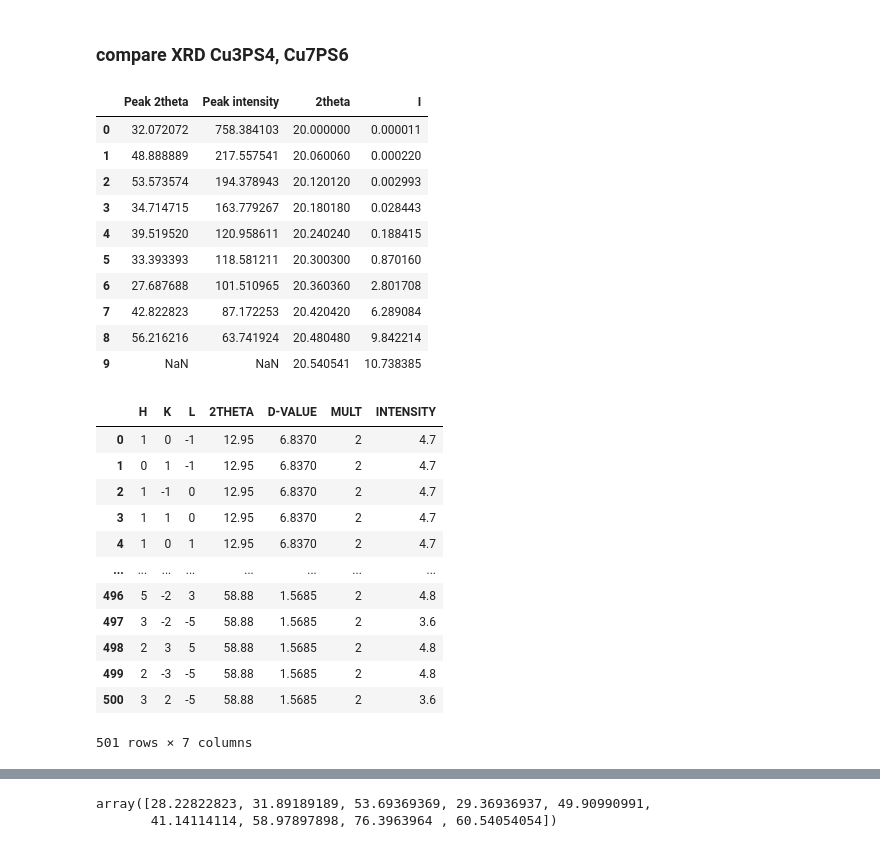
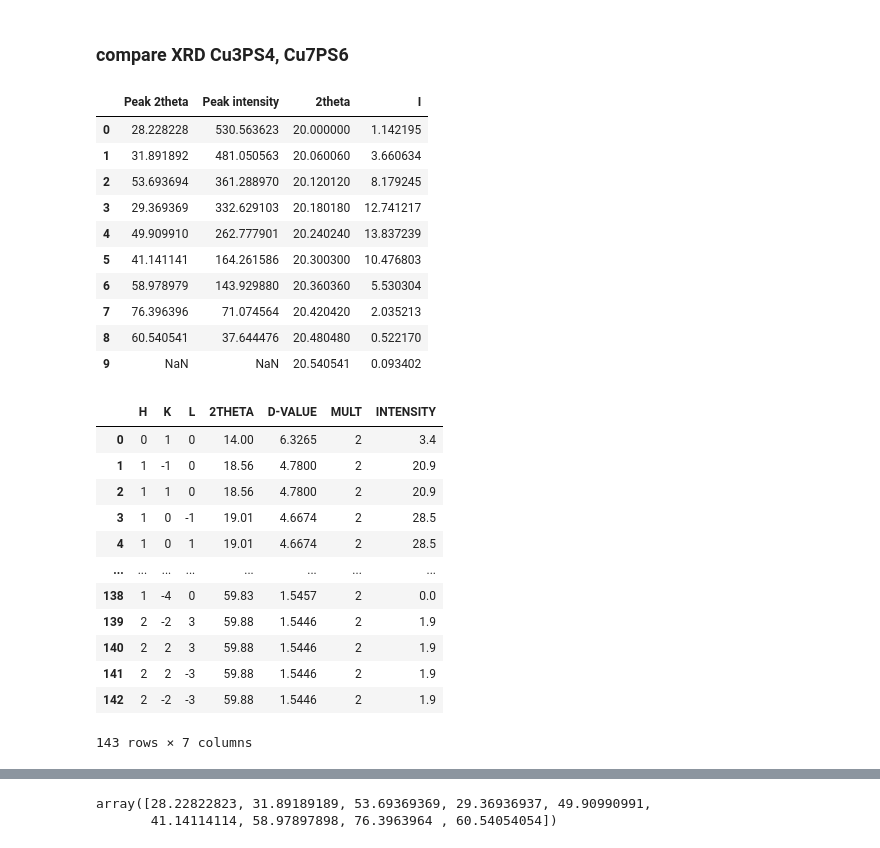
Before and after one commit to DTU-Nanolab-materials-discovery/intern-data-handling-and-fitting, a Jupyter notebook: single_plots.ipynb, the cells around one changed output, grey strips where cells are left out. Drawn from its saved outputs; the diff is of its cells as text; code cells hidden in the pictures.

```diff
--- a/single_plots.ipynb
+++ b/single_plots.ipynb
@@ -10,49 +10,54 @@ import pickle
 # %% [markdown]
 ### compare XRD Cu3PS4, Cu7PS6
 # %%
-folder = r"Z:\P110143-phosphosulfides-Andrea\Data\Analysis\guidal\XRD\Cu7PS6"
-material= 'Cu7PS6'
+folder = r"Z:\P110143-phosphosulfides-Andrea\Data\Analysis\guidal\XRD\Cu3PS4"
+material= 'Cu3PS4'
 
-dat16_fr= pd.read_csv(os.path.join(folder, 'mittma_0016_clean_FR_tl.txt'), sep='\t', header=None, names=["2theta", "intensity"])
-dat16_br= pd.read_csv(os.path.join(folder, 'mittma_0016_clean_BR_tl.txt'), sep='\t', header=None, names=["2theta", "intensity"])
-dat20= pd.read_csv(os.path.join(folder, 'mittma_0020_clean_FR_bl.txt'), sep='\t', header=None, names=["2theta", "intensity"])
+# dat16_fr= pd.read_csv(os.path.join(folder, 'mittma_0016_clean_FR_tl.txt'), sep='\t', header=None, names=["2theta", "intensity"])
+# dat16_br= pd.read_csv(os.path.join(folder, 'mittma_0016_clean_BR_tl.txt'), sep='\t', header=None, names=["2theta", "intensity"])
+# dat20= pd.read_csv(os.path.join(folder, 'mittma_0020_clean_FR_bl.txt'), sep='\t', header=None, names=["2theta", "intensity"])
+dat11= pd.read_csv(os.path.join(folder, 'mittma_0011_clean_BR_center.txt'), sep='\t', header=None, names=["2theta", "intensity"])
+dat12= pd.read_csv(os.path.join(folder, 'mittma_0012_clean_BL_center.txt'), sep='\t', header=None, names=["2theta", "intensity"])
+dat15= pd.read_csv(os.path.join(folder, 'mittma_0015_clean_FR_center.txt'), sep='\t', header=None, names=["2theta", "intensity"])
 
-labels= ['S-Cracker Off', 'S-Cracker On', 'S-Cracker On, P-rich']
+# labels= ['S-Cracker Off', 'S-Cracker On', 'S-Cracker On, P-rich']
+labels= ['RT', '400C', '500C']
+dat= [dat11, dat12, dat15]
 
 ref_path = r"Z:\P110143-phosphosulfides-Andrea\Data\Analysis\guidal\XRD\ref_database\reflections"
 
 with open(os.path.join(ref_path, "reflections.pkl"), 'rb') as f:
     ref_peaks_df = pickle.load(f)
 
 display(ref_peaks_df[f'{material}'].head(10))
 
-indeces_table= pd.read_csv(os.path.join(folder, "powderpattern_table_collCode#628639.csv"), sep='\t')
+indeces_table= pd.read_csv(os.path.join(folder, "powderpattern_table_collCode#656975.csv"), sep='\t')
 display(indeces_table)
 # %% [output]
 |  | Peak 2theta | Peak intensity | 2theta | I |
-| 0 | 32.072072 | 758.384103 | 20.000000 | 0.000011 |
-| 1 | 48.888889 | 217.557541 | 20.060060 | 0.000220 |
-| 2 | 53.573574 | 194.378943 | 20.120120 | 0.002993 |
-| 3 | 34.714715 | 163.779267 | 20.180180 | 0.028443 |
-| 4 | 39.519520 | 120.958611 | 20.240240 | 0.188415 |
-| 5 | 33.393393 | 118.581211 | 20.300300 | 0.870160 |
-| 6 | 27.687688 | 101.510965 | 20.360360 | 2.801708 |
-| 7 | 42.822823 | 87.172253 | 20.420420 | 6.289084 |
-| 8 | 56.216216 | 63.741924 | 20.480480 | 9.842214 |
-| 9 | NaN | NaN | 20.540541 | 10.738385 |
+| 0 | 28.228228 | 530.563623 | 20.000000 | 1.142195 |
+| 1 | 31.891892 | 481.050563 | 20.060060 | 3.660634 |
+| 2 | 53.693694 | 361.288970 | 20.120120 | 8.179245 |
+| 3 | 29.369369 | 332.629103 | 20.180180 | 12.741217 |
+| 4 | 49.909910 | 262.777901 | 20.240240 | 13.837239 |
+| 5 | 41.141141 | 164.261586 | 20.300300 | 10.476803 |
+| 6 | 58.978979 | 143.929880 | 20.360360 | 5.530304 |
+| 7 | 76.396396 | 71.074564 | 20.420420 | 2.035213 |
+| 8 | 60.540541 | 37.644476 | 20.480480 | 0.522170 |
+| 9 | NaN | NaN | 20.540541 | 0.093402 |
 |  | H | K | L | 2THETA | D-VALUE | MULT | INTENSITY |
-| 0 | 1 | 0 | -1 | 12.95 | 6.8370 | 2 | 4.7 |
-| 1 | 0 | 1 | -1 | 12.95 | 6.8370 | 2 | 4.7 |
-| 2 | 1 | -1 | 0 | 12.95 | 6.8370 | 2 | 4.7 |
-| 3 | 1 | 1 | 0 | 12.95 | 6.8370 | 2 | 4.7 |
-| 4 | 1 | 0 | 1 | 12.95 | 6.8370 | 2 | 4.7 |
+| 0 | 0 | 1 | 0 | 14.00 | 6.3265 | 2 | 3.4 |
+| 1 | 1 | -1 | 0 | 18.56 | 4.7800 | 2 | 20.9 |
+| 2 | 1 | 1 | 0 | 18.56 | 4.7800 | 2 | 20.9 |
+| 3 | 1 | 0 | -1 | 19.01 | 4.6674 | 2 | 28.5 |
+| 4 | 1 | 0 | 1 | 19.01 | 4.6674 | 2 | 28.5 |
 | ... | ... | ... | ... | ... | ... | ... | ... |
-| 496 | 5 | -2 | 3 | 58.88 | 1.5685 | 2 | 4.8 |
-| 497 | 3 | -2 | -5 | 58.88 | 1.5685 | 2 | 3.6 |
-| 498 | 2 | 3 | 5 | 58.88 | 1.5685 | 2 | 4.8 |
-| 499 | 2 | -3 | -5 | 58.88 | 1.5685 | 2 | 4.8 |
-| 500 | 3 | 2 | -5 | 58.88 | 1.5685 | 2 | 3.6 |
+| 138 | 1 | -4 | 0 | 59.83 | 1.5457 | 2 | 0.0 |
+| 139 | 2 | -2 | 3 | 59.88 | 1.5446 | 2 | 1.9 |
+| 140 | 2 | 2 | 3 | 59.88 | 1.5446 | 2 | 1.9 |
+| 141 | 2 | 2 | -3 | 59.88 | 1.5446 | 2 | 1.9 |
+| 142 | 2 | -2 | -3 | 59.88 | 1.5446 | 2 | 1.9 |
-501 rows × 7 columns
+143 rows × 7 columns
 # %%
 indexes={}
 spacings={}
```
Also changed, not shown: parts of 5 cells of this notebook, 3 other files.
